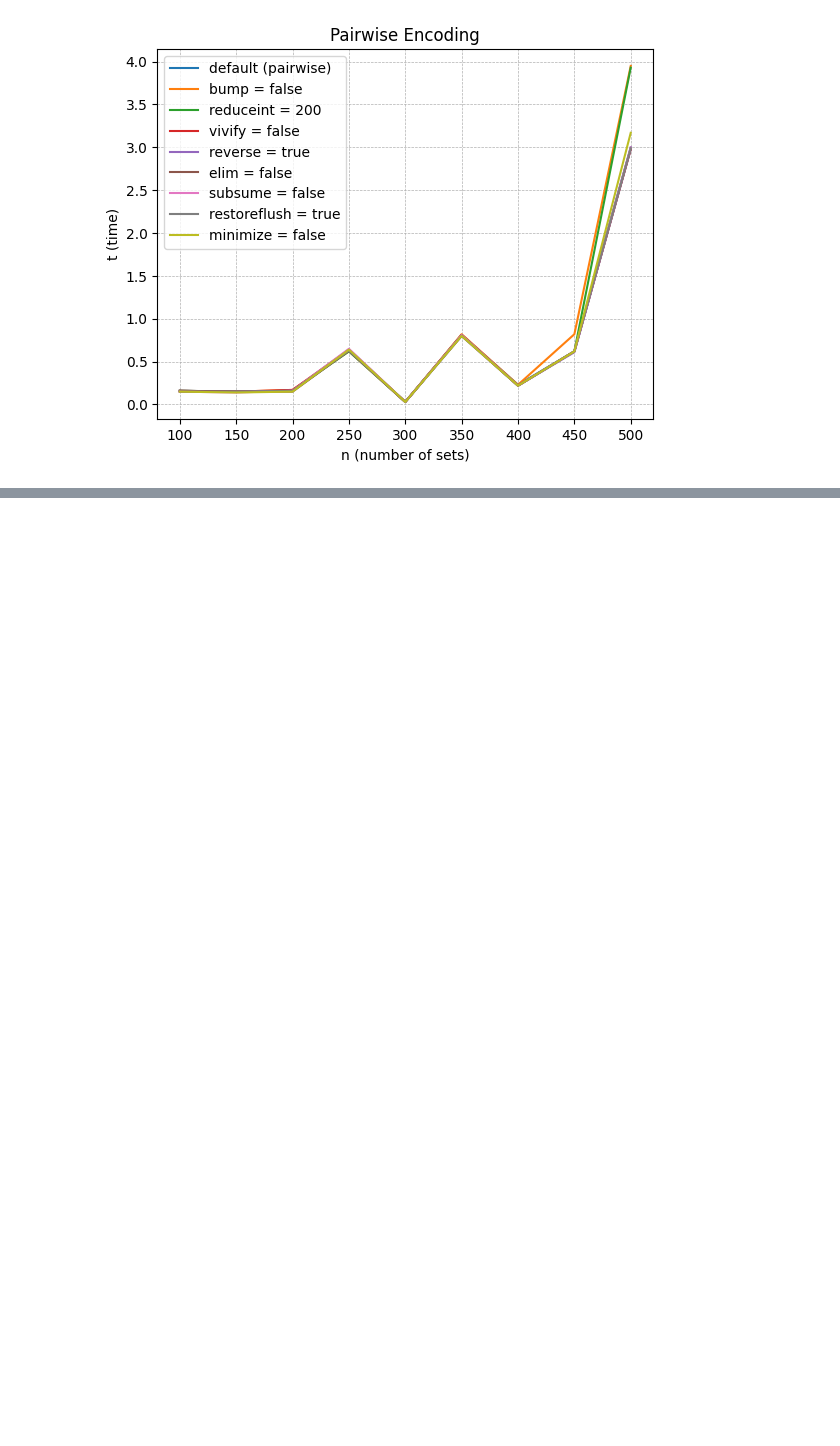
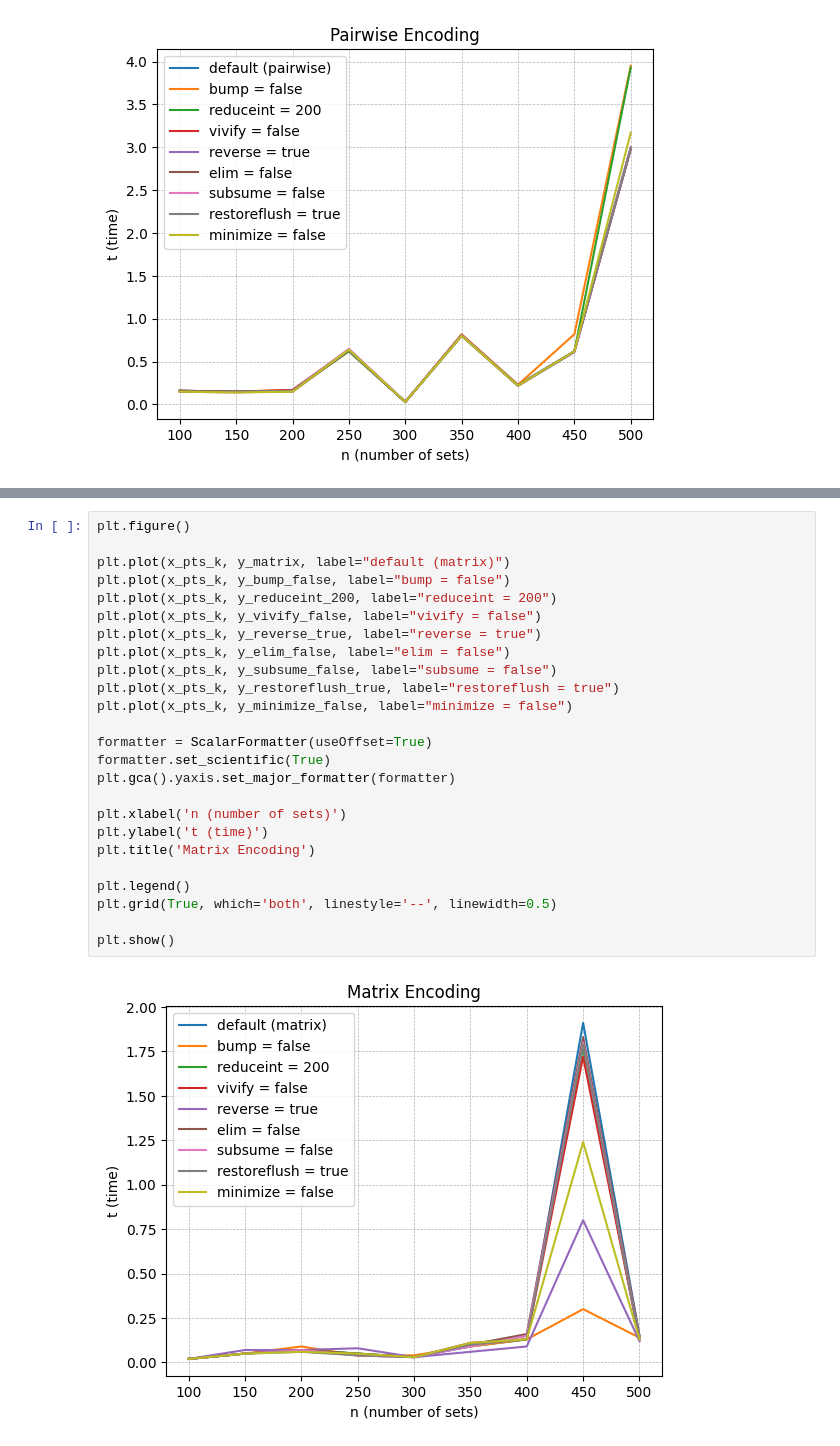
Before and after one commit to botketan/ExactCovering, a Jupyter notebook: Exact-Covering/Statistics_ExactCovering.ipynb, the cells around one changed output, grey strips where cells are left out. Drawn from its saved outputs; the diff is of its cells as text; blank space fills up the shorter version.

```diff
--- a/Exact-Covering/Statistics_ExactCovering.ipynb
+++ b/Exact-Covering/Statistics_ExactCovering.ipynb
@@ -281,0 +396,27 @@ plt.show()
+# %%
+plt.figure()
+
+plt.plot(x_pts_k, y_matrix, label="default (matrix)")
+plt.plot(x_pts_k, y_bump_false, label="bump = false")
+plt.plot(x_pts_k, y_reduceint_200, label="reduceint = 200")
+plt.plot(x_pts_k, y_vivify_false, label="vivify = false")
+plt.plot(x_pts_k, y_reverse_true, label="reverse = true")
+plt.plot(x_pts_k, y_elim_false, label="elim = false")
+plt.plot(x_pts_k, y_subsume_false, label="subsume = false")
+plt.plot(x_pts_k, y_restoreflush_true, label="restoreflush = true")
+plt.plot(x_pts_k, y_minimize_false, label="minimize = false")
+
+formatter = ScalarFormatter(useOffset=True)
+formatter.set_scientific(True)
+plt.gca().yaxis.set_major_formatter(formatter)
+
+plt.xlabel('n (number of sets)')
+plt.ylabel('t (time)')
+plt.title('Matrix Encoding')
+
+plt.legend()
+plt.grid(True, which='both', linestyle='--', linewidth=0.5)
+
+plt.show()
+# %% [output]
+[figure, added]
```
Also changed, not shown: parts of 4 cells of this notebook.
